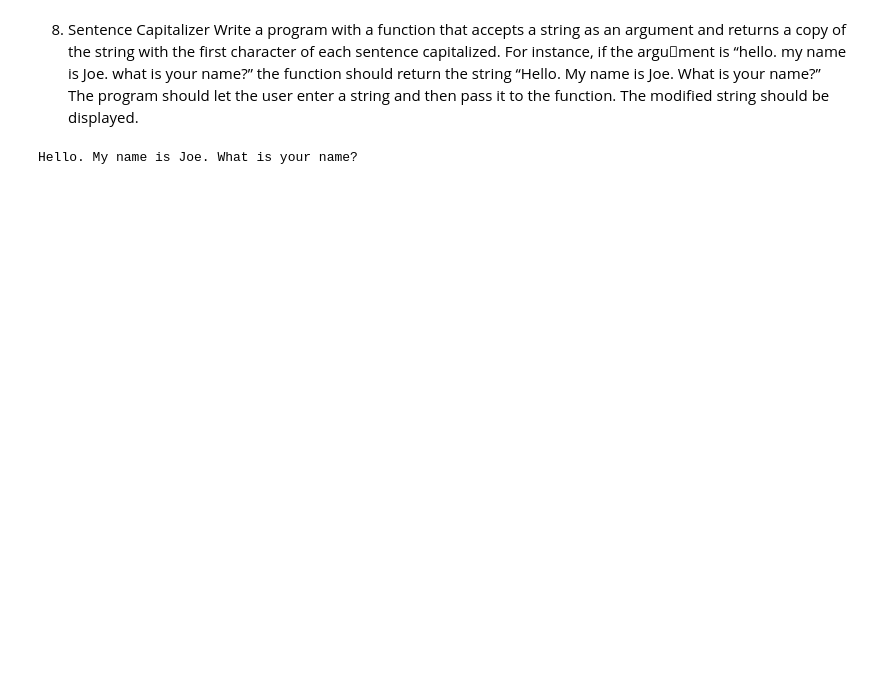
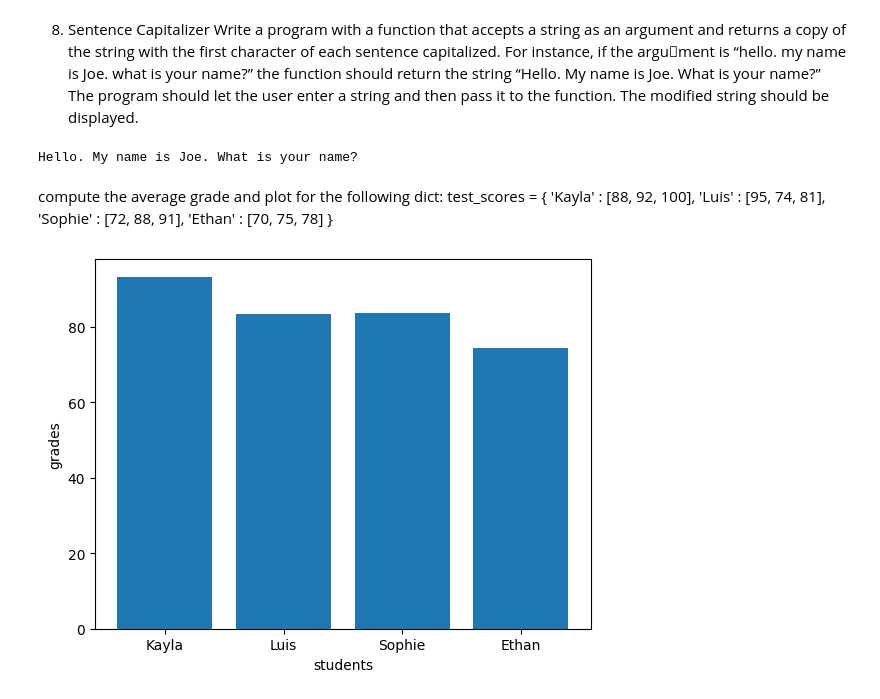
Before and after one commit to AlainEuksuzian/Python-Refresher, a Jupyter notebook: python-refresher/Strings.ipynb, the cells around one changed output. Drawn from its saved outputs; the diff is of its cells as text; code cells hidden in the pictures; blank space fills up the shorter version.

```diff
--- a/python-refresher/Strings.ipynb
+++ b/python-refresher/Strings.ipynb
@@ -162,3 +166,22 @@ def sentence_capitalizer(sentence: str):
 main()
 # %% [output]
 Hello. My name is Joe. What is your name?
+# %% [markdown]
+compute the average grade and plot for the following dict: test_scores = { 'Kayla' : [88, 92, 100], 'Luis' : [95, 74, 81], 'Sophie' : [72, 88, 91], 'Ethan' : [70, 75, 78] }
+# %%
+test_scores = { 'Kayla' : [88, 92, 100], 'Luis' : [95, 74, 81], 'Sophie' : [72, 88, 91], 'Ethan' : [70, 75, 78] }
+average_scores = {}
+
+for person in test_scores:
+    sum = 0
+    for grade in test_scores[person]:
+        sum += grade
+    average_scores[person] = round(sum / len(test_scores[person]),2) if len(test_scores[person]) > 0 else 0
+
+
+plt.bar(average_scores.keys(), average_scores.values())
+plt.xlabel("students")
+plt.ylabel("grades")
+plt.show()
+# %% [output]
+[figure, added]
```
Also changed, not shown: parts of 4 cells of this notebook, 1 other file.
